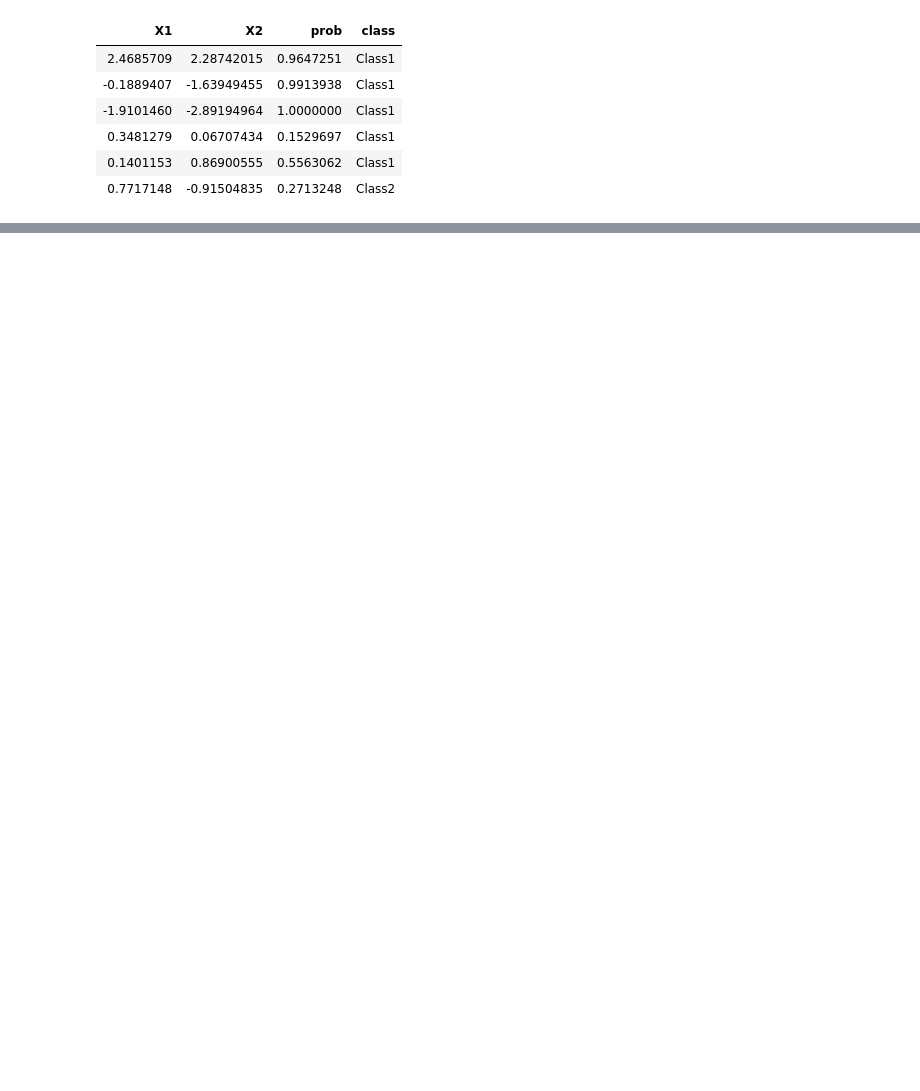
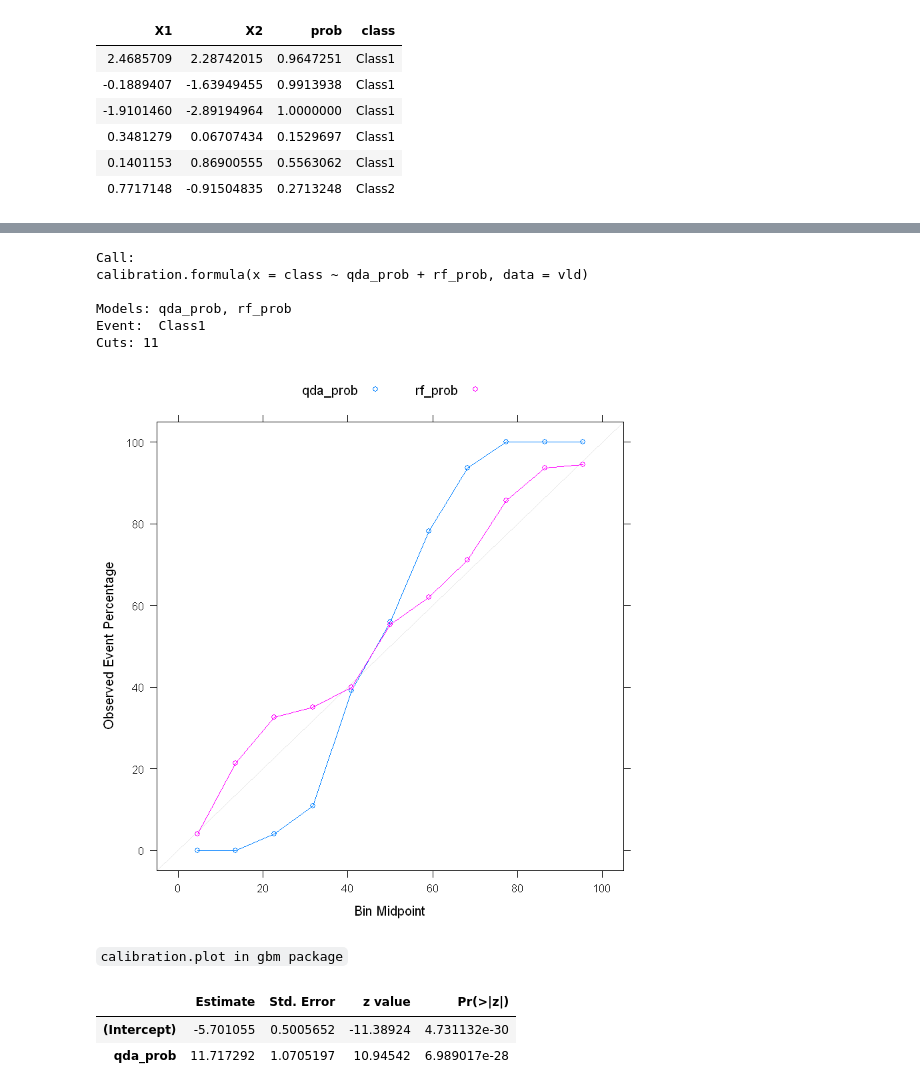
Before and after one commit to Randallzoeng/BookClub, a Jupyter notebook: AppliedPredictiveModeling/Chap. 11 Measuring Performance in Classification Models.ipynb, the cells around one changed output, grey strips where cells are left out. Saved outputs shown, nothing was run; the diff lists cells and outputs as text; code cells hidden in the pictures; blank space fills up the shorter version.

```diff
--- a/AppliedPredictiveModeling/Chap. 11 Measuring Performance in Classification Models.ipynb
+++ b/AppliedPredictiveModeling/Chap. 11 Measuring Performance in Classification Models.ipynb
@@ -211,0 +212,25 @@ xyplot(creditLift)
+# %%
+#Calibrating Probabilities
+cal_curve <- calibration(class~qda_prob+rf_prob,data=vld)
+cal_curve
+# %% [output]
+Call:
+calibration.formula(x = class ~ qda_prob + rf_prob, data = vld)
+
+Models: qda_prob, rf_prob
+Event:  Class1
+Cuts: 11
+# %%
+xyplot(cal_curve,auto.key=list(columns=2))
+# %% [output]
+[figure, added]
+# %% [markdown]
+`calibration.plot in gbm package`
+# %%
+sigmodial_cal <- glm(relevel(class,ref="Class2")~qda_prob,
+              data=trn,family=binomial)
+coef(summary(sigmodial_cal))
+# %% [output]
+|  | Estimate | Std. Error | z value | Pr(>|z|) |
+| (Intercept) | -5.701055 | 0.5005652 | -11.38924 | 4.731132e-30 |
+| qda_prob | 11.717292 | 1.0705197 | 10.94542 | 6.989017e-28 |
```
Also changed, not shown: parts of 21 cells of this notebook.
